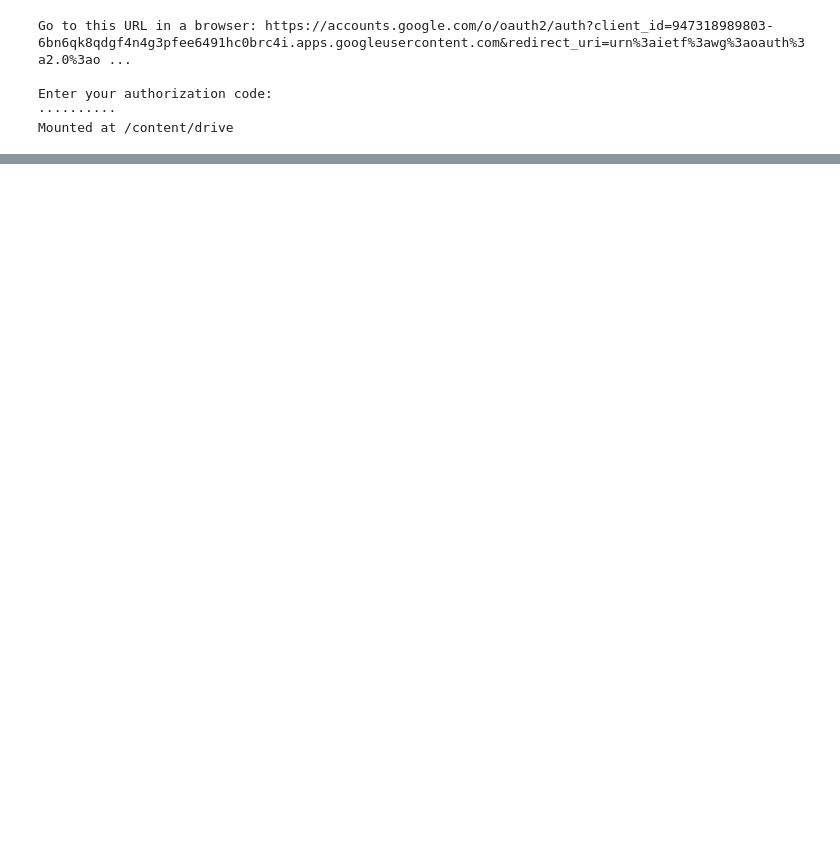
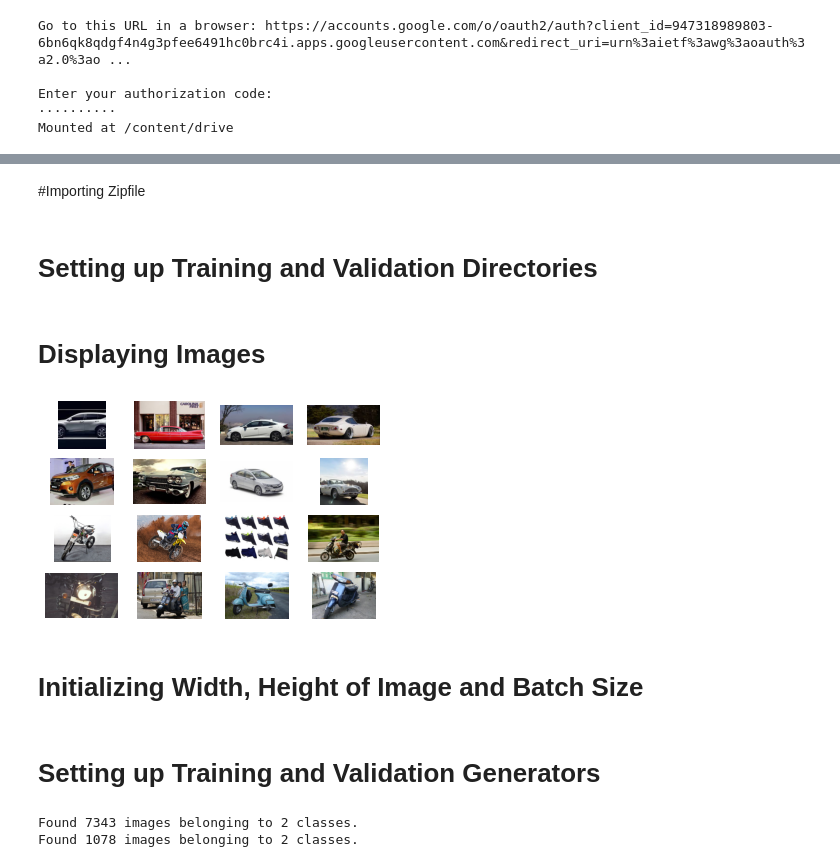
Before and after one commit to lakshmansamvith/Wheeler-Classifier, a Jupyter notebook: WheelerClassifier.ipynb, the cells around one changed output, grey strips where cells are left out. Drawn from its saved outputs; the diff is of its cells as text; code cells hidden in the pictures; blank space fills up the shorter version.

```diff
--- a/WheelerClassifier.ipynb
+++ b/WheelerClassifier.ipynb
@@ -13,0 +12,2 @@ Mounted at /content/drive
+# %% [markdown]
+#Importing Zipfile
@@ -14,6 +17,35 @@ Mounted at /content/drive
+# %% [markdown]
+# Setting up Training and Validation Directories
 # %%
 from tensorflow.keras.layers import Dense, Flatten, Conv2D, Dropout
 from tensorflow.keras.models import Sequential
 
 training_dir = '/content/drive/My Drive/Wheeler Classifier/Training'
 validation_dir = '/content/drive/My Drive/Wheeler Classifier/Validation'
+# %% [markdown]
+# Displaying Images
+# %%
+%matplotlib inline
+import os
+import matplotlib.pyplot as plt
+import matplotlib.image as mpimg
+
+fourw_tp = os.path.join(training_dir, 'Four Wheeler')
+fourw_images = (os.listdir(fourw_tp)[:8])
+twow_tp = os.path.join(training_dir, 'Two Wheeler')
+twow_images = os.listdir(twow_tp)[:8]
+
+
+four_wheeler_pic = [os.path.join(fourw_tp, fname) for fname in fourw_images ]
+two_wheeler_pic = [os.path.join(twow_tp, fname) for fname in twow_images ]
+
+for num, path in enumerate(four_wheeler_pic + two_wheeler_pic):
+  # Set up subplot; subplot indices start at 1
+  subplot = plt.subplot(4, 4, num + 1)
+  subplot.axis('Off')
+  img = mpimg.imread(path)
+  plt.imshow(img)
+# %% [output]
+[figure, added]
+# %% [markdown]
+# Initializing Width, Height of Image and Batch Size
@@ -19,0 +56,31 @@ validation_dir = '/content/drive/My Drive/Wheeler Classifier/Validation'
+# %% [markdown]
+# Setting up Training and Validation Generators
+# %%
+from tensorflow.keras.preprocessing.image import ImageDataGenerator
+
+training_datagen = ImageDataGenerator(rescale=1/255.0,
+                                      rotation_range=20,
+                                      width_shift_range=0.5,
+                                      height_shift_range=0.5,
+                                      shear_range=0.2,
+                                      # vertical_flip=True,
+                                      horizontal_flip=True)
+
+training_generator = training_datagen.flow_from_directory(training_dir,
+                                                          target_size=(width,height),
+                                                          batch_size=batch_size,
+                                                          color_mode="rgb",
+                                                          shuffle=True,
+                                                          class_mode='binary')
+
+validation_datagen =  ImageDataGenerator(rescale=1/255.0,)
+
+validation_generator = validation_datagen.flow_from_directory(validation_dir,
+                                                          target_size=(width,height),
+                                                          class_mode='binary',
+                                                          batch_size=batch_size,
+                                                          color_mode="rgb",
+                                                          shuffle=False)
+# %% [output]
+Found 7343 images belonging to 2 classes.
+Found 1078 images belonging to 2 classes.
```
Also changed, not shown: parts of 19 cells of this notebook.
